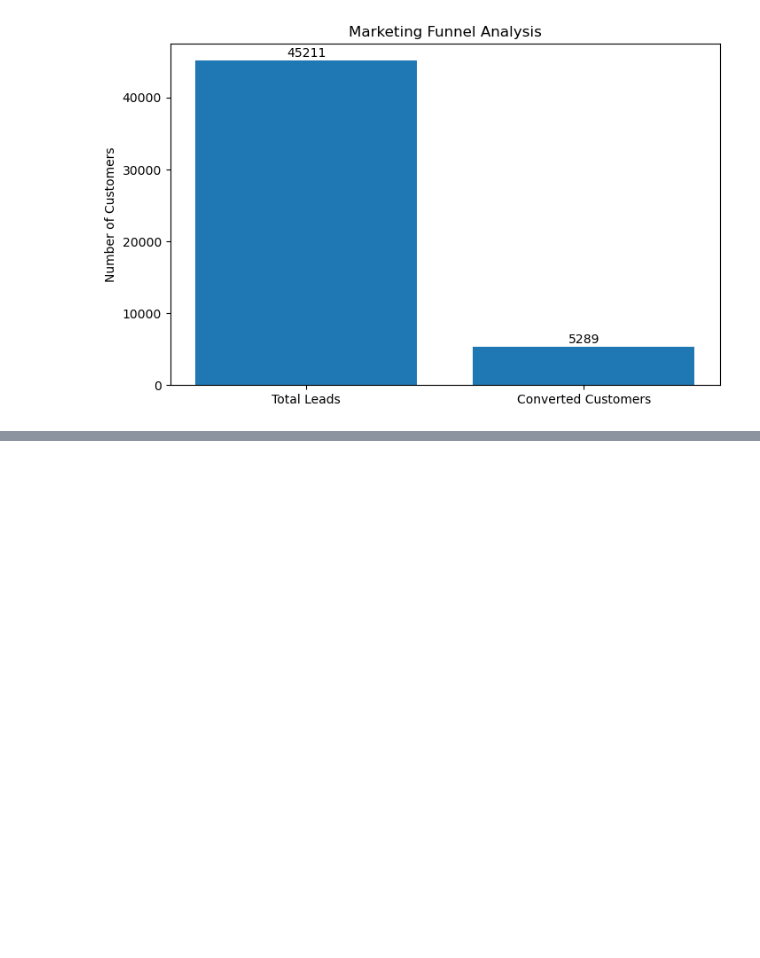
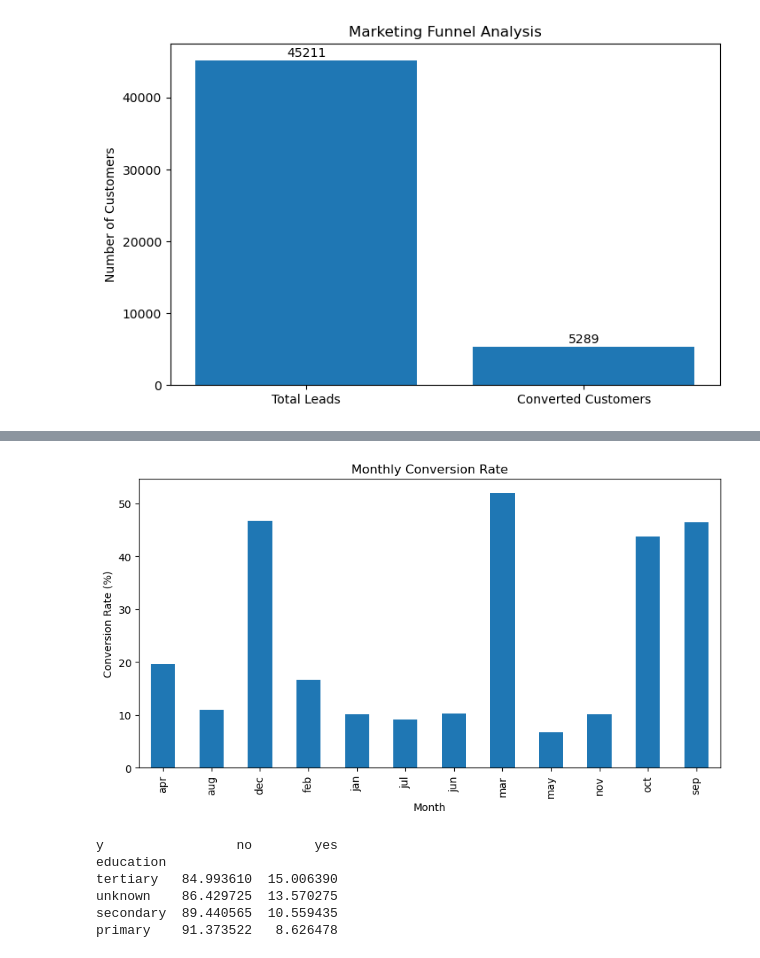
Before and after one commit to ramakrishnareddy2112/Marketing-Funnel-Conversion-Analysis, a Jupyter notebook: notebook/marketing_funnel_analysis.ipynb, the cells around one changed output, grey strips where cells are left out. Drawn from its saved outputs; the diff is of its cells as text; code cells hidden in the pictures; blank space fills up the shorter version.

```diff
--- a/notebook/marketing_funnel_analysis.ipynb
+++ b/notebook/marketing_funnel_analysis.ipynb
@@ -93,0 +170,8 @@ plt.show()
+# %%
+month_conversion = pd.crosstab(
+    df['month'],
+    df['y'],
+    normalize='index'
+) * 100
+
+print(month_conversion)
@@ -93,0 +193,32 @@ plt.show()
+# %%
+month_conversion['yes'].plot(
+    kind='bar',
+    figsize=(10,5)
+)
+
+plt.title("Monthly Conversion Rate")
+plt.ylabel("Conversion Rate (%)")
+plt.xlabel("Month")
+plt.show()
+# %% [output]
+[figure, added]
+# %%
+education_conversion = pd.crosstab(
+    df['education'],
+    df['y'],
+    normalize='index'
+) * 100
+
+education_conversion = education_conversion.sort_values(
+    by='yes',
+    ascending=False
+)
+
+print(education_conversion)
+# %% [output]
+y                 no        yes
+education
+tertiary   84.993610  15.006390
+unknown    86.429725  13.570275
+secondary  89.440565  10.559435
+primary    91.373522   8.626478
```
Also changed, not shown: parts of 10 cells of this notebook, 2 other files.
